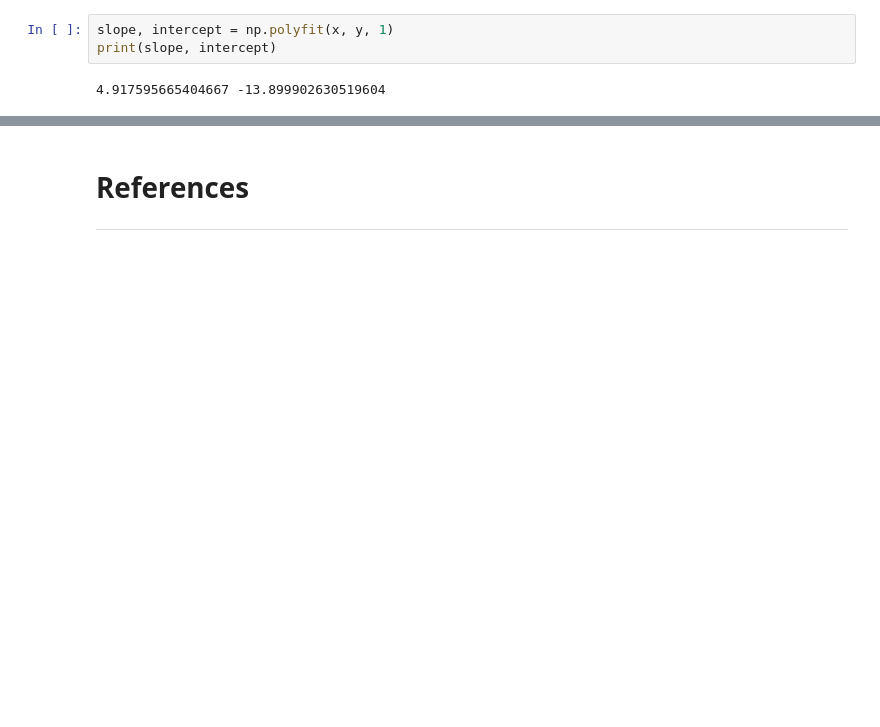
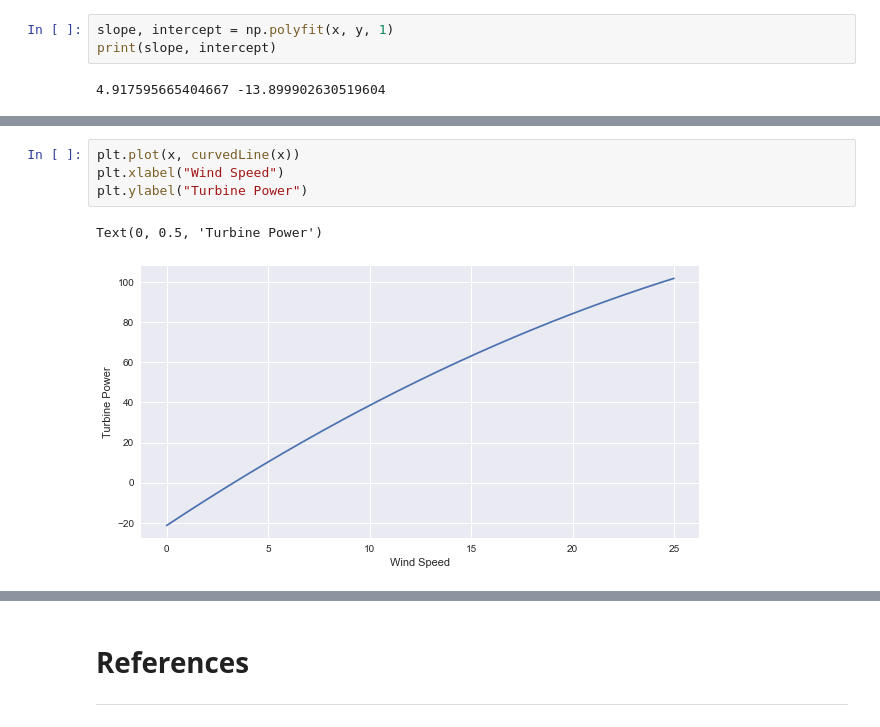
Before and after one commit to cian-gmit-da2020/DA_FUN_Project, a Jupyter notebook: project.ipynb, the cells around one changed output, grey strips where cells are left out. Drawn from its saved outputs; the diff is of its cells as text; blank space fills up the shorter version.

```diff
--- a/project.ipynb
+++ b/project.ipynb
@@ -117,0 +136,7 @@ print(model.coef_)
+# %%
+plt.plot(x, curvedLine(x))
+plt.xlabel("Wind Speed")
+plt.ylabel("Turbine Power")
+# %% [output]
+Text(0, 0.5, 'Turbine Power')
+[figure, added]
```
Also changed, not shown: parts of 39 cells of this notebook.
